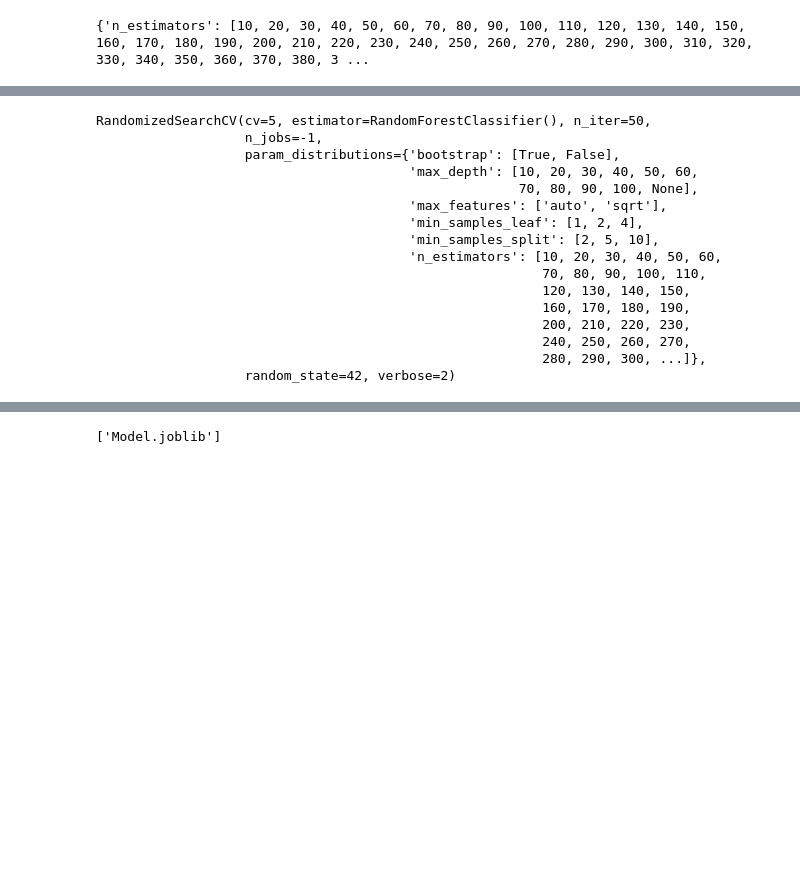
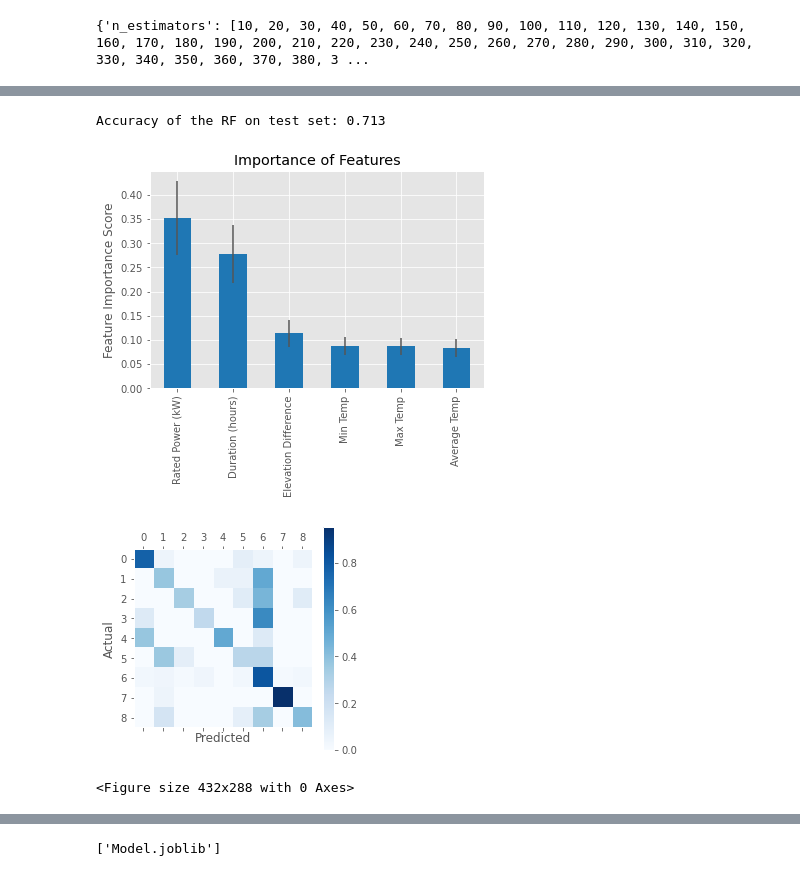
Before and after one commit to zhoutianxun/Energy-Storage-System-Predictor, a Jupyter notebook: Model Training.ipynb, the cells around one changed output, grey strips where cells are left out. Saved outputs shown, nothing was run; the diff lists cells and outputs as text; code cells hidden in the pictures; blank space fills up the shorter version.

```diff
--- a/Model Training.ipynb
+++ b/Model Training.ipynb
@@ -407,6 +725,9 @@ accuracy:  0.6900584795321637
 - Hyperparameter tuning is applied to random forest classifier with 5 fold cross validation
     - Random grid search with larger range of hyperparameter values to narrow down range
     - Exhaustive grid search with smaller range of hyperparamter values to identify best model
+# %%
+x_train_final = x_train_final[['Rated Power (kW)','Duration (hours)','Elevation Difference', 'Max Temp', 'Min Temp', 'Average Temp']]
+x_test_final = x_test_final[['Rated Power (kW)','Duration (hours)','Elevation Difference', 'Max Temp', 'Min Temp', 'Average Temp']]
 # %%
 # Number of trees in random forest
 n_estimators = [int(x) for x in np.linspace(start = 10, stop = 500, num = 50)]
@@ -433,19 +787,21 @@ print(random_grid)
 # %%
+# perform exhaustive grid search
 RF = RandomForestClassifier()
-RF_grid = RandomizedSearchCV(estimator = RF, param_distributions = random_grid, n_iter = 50, cv = 5, verbose=2, random_state=42, n_jobs = -1)
 
-RF_grid.fit(x_train, y_train)
+RF_grid = GridSearchCV(estimator = RF, param_grid = params, scoring = 'accuracy', cv = 5, verbose=3, n_jobs = -1)
+
+RF_grid.fit(x_train_final, y_train_final)
 best_params = RF_grid.best_params_
+
 RF = RandomForestClassifier(n_estimators = best_params["n_estimators"],
-                            max_features = best_params["max_features"],
                             max_depth = best_params["max_depth"],
                             min_samples_split = best_params["min_samples_split"],
                             min_samples_leaf = best_params["min_samples_leaf"],
-                            bootstrap = best_params["bootstrap"],)
-RF.fit(x_train, y_train)
-y_pred = RF.predict(x_test)
+                            bootstrap = False,)
+RF.fit(x_train_final, y_train_final)
+y_pred = RF.predict(x_test_final)
 
-print(classification_report(y_test, y_pred))
-print('accuracy: ', accuracy_score(y_test, y_pred))
+print(classification_report(y_test_final, y_pred))
+print('accuracy: ', accuracy_score(y_test_final, y_pred))
 print('\n')
 # %% [output]
@@ -478,33 +826,26 @@ print(best_params)
-# %%
-# Number of trees in random forest
-n_estimators = [110, 120, 130, 140]
-# Maximum number of levels in tree
-max_depth = [55, 60, 65]
-max_depth.append(None)
-# Minimum number of samples required to split a node
-min_samples_split = [3, 5, 7]
-# Minimum number of samples required at each leaf node
-min_samples_leaf = [3, 4, 5]
-
-params = {'n_estimators': n_estimators,
-               'max_depth': max_depth,
-               'min_samples_split': min_samples_split,
-               'min_samples_leaf': min_samples_leaf}
-print(RF_grid)
-# %% [output]
-RandomizedSearchCV(cv=5, estimator=RandomForestClassifier(), n_iter=50,
-                   n_jobs=-1,
-                   param_distributions={'bootstrap': [True, False],
-                                        'max_depth': [10, 20, 30, 40, 50, 60,
-                                                      70, 80, 90, 100, None],
-                                        'max_features': ['auto', 'sqrt'],
-                                        'min_samples_leaf': [1, 2, 4],
-                                        'min_samples_split': [2, 5, 10],
-                                        'n_estimators': [10, 20, 30, 40, 50, 60,
-                                                         70, 80, 90, 100, 110,
-                                                         120, 130, 140, 150,
-                                                         160, 170, 180, 190,
-                                                         200, 210, 220, 230,
-                                                         240, 250, 260, 270,
-                                                         280, 290, 300, ...]},
-                   random_state=42, verbose=2)
+# %%
+predictors=list(x_train_final)
+
+feat_imp = pd.Series(RF.feature_importances_, predictors).sort_values(ascending=False)
+importances = RF.feature_importances_
+std = np.std([tree.feature_importances_ for tree in RF.estimators_],
+             axis=0)
+indices = np.argsort(importances)[::-1]
+
+feat_imp.plot(kind='bar', title='Importance of Features',color='tab:blue',yerr=std[indices], align="center")
+plt.ylabel('Feature Importance Score')
+print('Accuracy of the RF on test set: {:.3f}'.format(RF.score(x_test_final, y_test_final)))
+conf_mx = conf_mx / conf_mx.astype(np.float).sum(axis=1)[:,None]
+plt.matshow(conf_mx, cmap=plt.cm.Blues)
+plt.colorbar()
+plt.xlabel('Predicted')
+plt.ylabel('Actual')
+plt.grid(False)
+plt.show()
+print('\n')
+plt.savefig('Feature importance.svg',bbox_inches='tight')
+# %% [output]
+Accuracy of the RF on test set: 0.713
+[figure, added]
+[figure, added]
+<Figure size 432x288 with 0 Axes>
```
Also changed, not shown: parts of 37 cells of this notebook, 2 other files.
